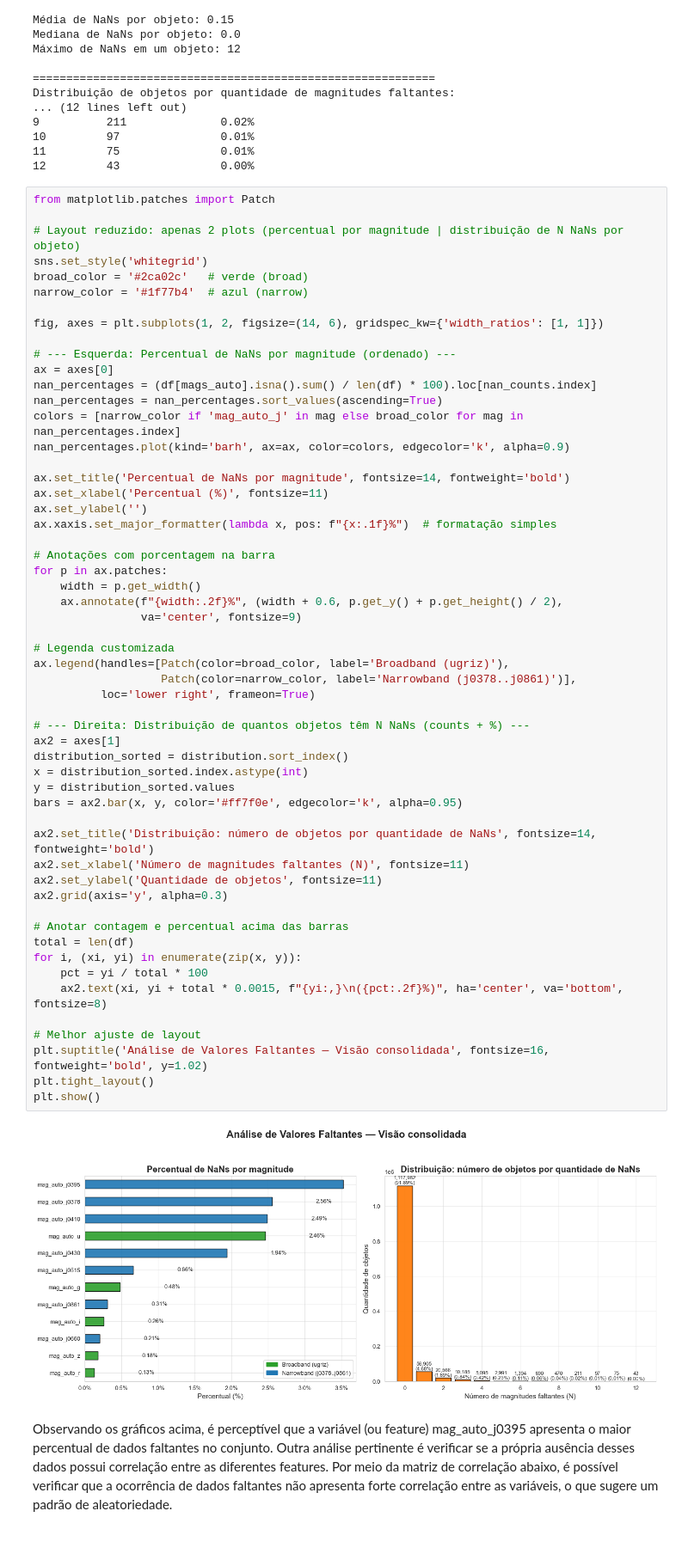
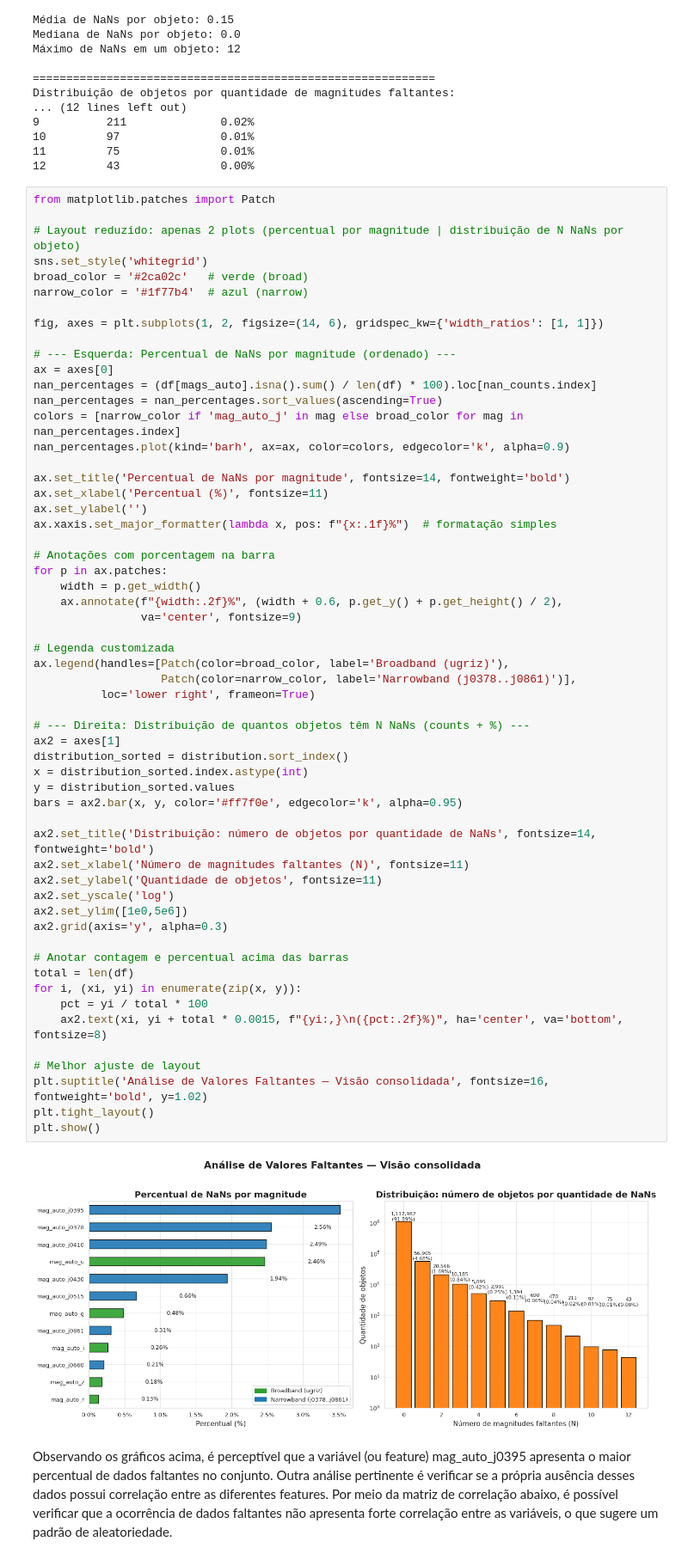
Before and after one commit to PierreAugusto/ML_project_ifusp, a Jupyter notebook: ML_project_python/photozs.ipynb, the cells around one changed output. Shown at 86% size. Drawn from its saved outputs; the diff is of its cells as text.

```diff
--- a/ML_project_python/photozs.ipynb
+++ b/ML_project_python/photozs.ipynb
@@ -285,34 +294,36 @@ for p in ax.patches:
                 va='center', fontsize=9)
 
 # Legenda customizada
 ax.legend(handles=[Patch(color=broad_color, label='Broadband (ugriz)'),
                    Patch(color=narrow_color, label='Narrowband (j0378..j0861)')],
           loc='lower right', frameon=True)
 
 # --- Direita: Distribuição de quantos objetos têm N NaNs (counts + %) ---
 ax2 = axes[1]
 distribution_sorted = distribution.sort_index()
 x = distribution_sorted.index.astype(int)
 y = distribution_sorted.values
 bars = ax2.bar(x, y, color='#ff7f0e', edgecolor='k', alpha=0.95)
 
 ax2.set_title('Distribuição: número de objetos por quantidade de NaNs', fontsize=14, fontweight='bold')
 ax2.set_xlabel('Número de magnitudes faltantes (N)', fontsize=11)
 ax2.set_ylabel('Quantidade de objetos', fontsize=11)
+ax2.set_yscale('log')
+ax2.set_ylim([1e0,5e6])
 ax2.grid(axis='y', alpha=0.3)
 
 # Anotar contagem e percentual acima das barras
 total = len(df)
 for i, (xi, yi) in enumerate(zip(x, y)):
     pct = yi / total * 100
     ax2.text(xi, yi + total * 0.0015, f"{yi:,}\n({pct:.2f}%)", ha='center', va='bottom', fontsize=8)
 
 # Melhor ajuste de layout
 plt.suptitle('Análise de Valores Faltantes — Visão consolidada', fontsize=16, fontweight='bold', y=1.02)
 plt.tight_layout()
 plt.show()
 # %% [output]
-[figure, old version]
+[figure, new version]
 # %% [markdown]
 Observando os gráficos acima, é perceptível que a variável (ou feature) mag_auto_j0395 apresenta o maior percentual de dados faltantes no conjunto. Outra análise pertinente é verificar se a própria ausência desses dados possui correlação entre as diferentes features. Por meio da matriz de correlação abaixo, é possível verificar que a ocorrência de dados faltantes não apresenta forte correlação entre as variáveis, o que sugere um padrão de aleatoriedade.
 # %%
```
Also changed, not shown: parts of 21 cells of this notebook.
